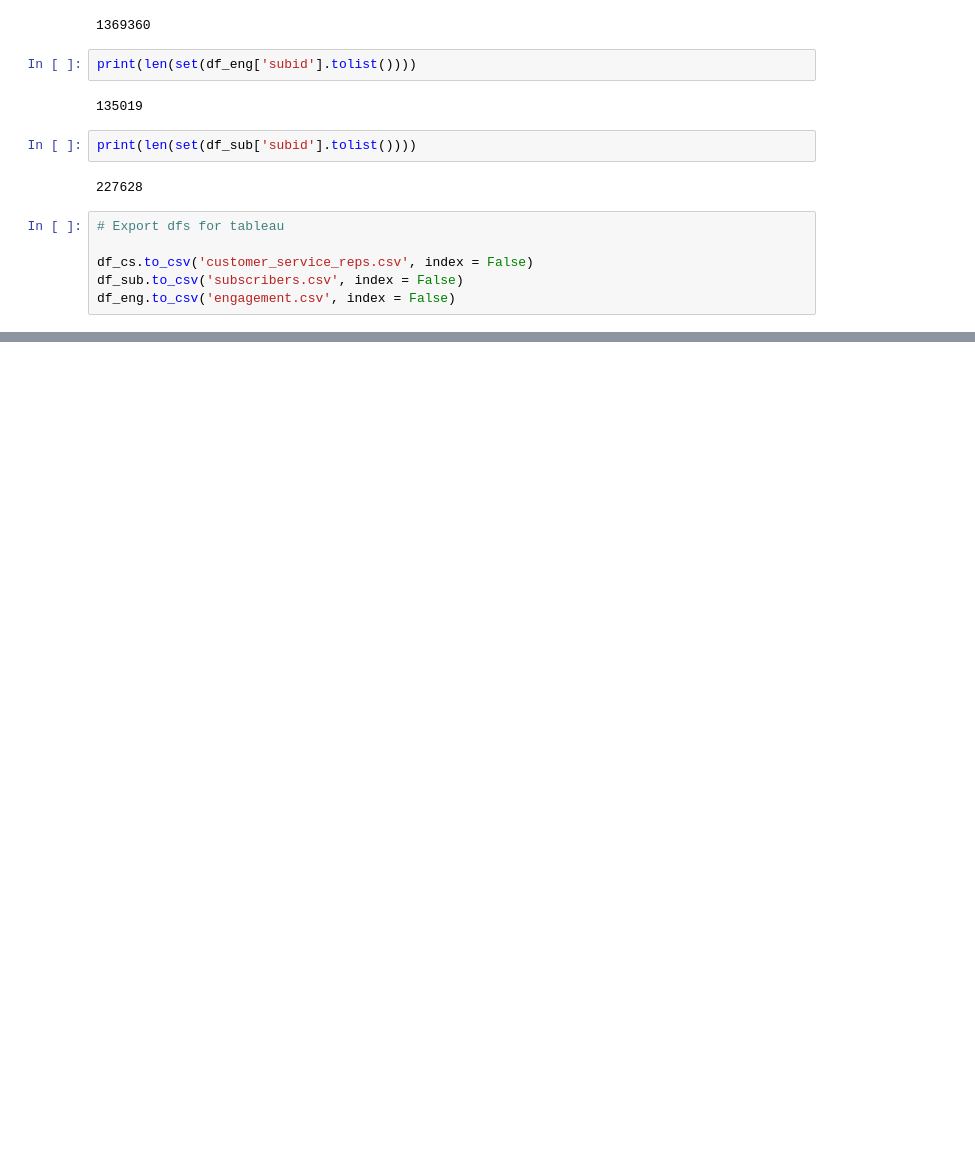
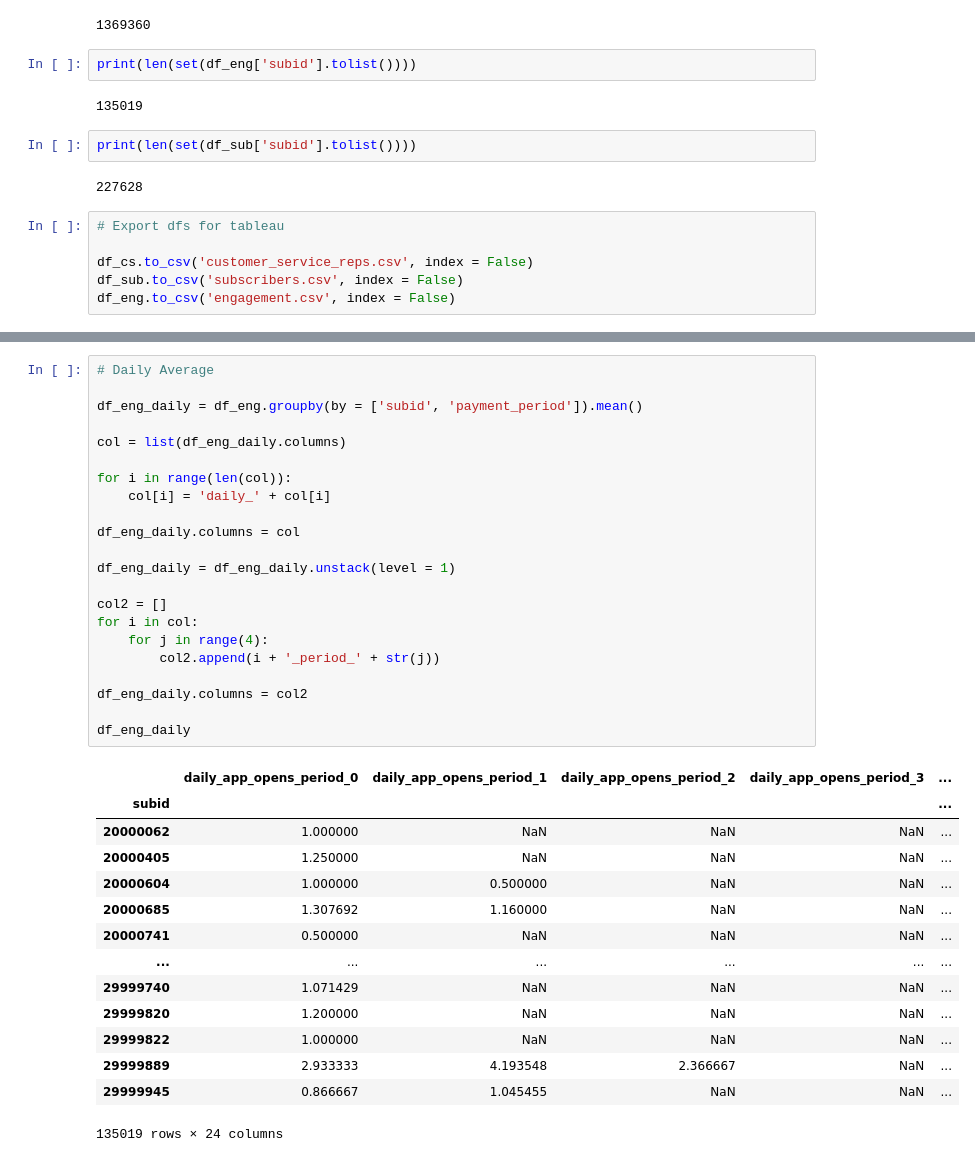
Before and after one commit to Dirodzz/Final_Case, a Jupyter notebook: Marketing_Analytics_Final.ipynb, the cells around one changed output, grey strips where cells are left out. Drawn from its saved outputs; the diff is of its cells as text; blank space fills up the shorter version.

```diff
--- a/Marketing_Analytics_Final.ipynb
+++ b/Marketing_Analytics_Final.ipynb
@@ -225,0 +339,37 @@ df_eng.to_csv('engagement.csv', index = False)
+# %%
+# Daily Average
+
+df_eng_daily = df_eng.groupby(by = ['subid', 'payment_period']).mean()
+
+col = list(df_eng_daily.columns)
+
+for i in range(len(col)):
+    col[i] = 'daily_' + col[i]
+
+df_eng_daily.columns = col
+
+df_eng_daily = df_eng_daily.unstack(level = 1)
+
+col2 = []
+for i in col:
+    for j in range(4):
+        col2.append(i + '_period_' + str(j))
+
+df_eng_daily.columns = col2
+
+df_eng_daily
+# %% [output]
+|  | daily_app_opens_period_0 | daily_app_opens_period_1 | daily_app_opens_period_2 | daily_app_opens_period_3 | ... |
+| subid |  |  |  |  | ... |
+| 20000062 | 1.000000 | NaN | NaN | NaN | ... |
+| 20000405 | 1.250000 | NaN | NaN | NaN | ... |
+| 20000604 | 1.000000 | 0.500000 | NaN | NaN | ... |
+| 20000685 | 1.307692 | 1.160000 | NaN | NaN | ... |
+| 20000741 | 0.500000 | NaN | NaN | NaN | ... |
+| ... | ... | ... | ... | ... | ... |
+| 29999740 | 1.071429 | NaN | NaN | NaN | ... |
+| 29999820 | 1.200000 | NaN | NaN | NaN | ... |
+| 29999822 | 1.000000 | NaN | NaN | NaN | ... |
+| 29999889 | 2.933333 | 4.193548 | 2.366667 | NaN | ... |
+| 29999945 | 0.866667 | 1.045455 | NaN | NaN | ... |
+135019 rows × 24 columns
```
Also changed, not shown: parts of 19 cells of this notebook, 1 other file.
